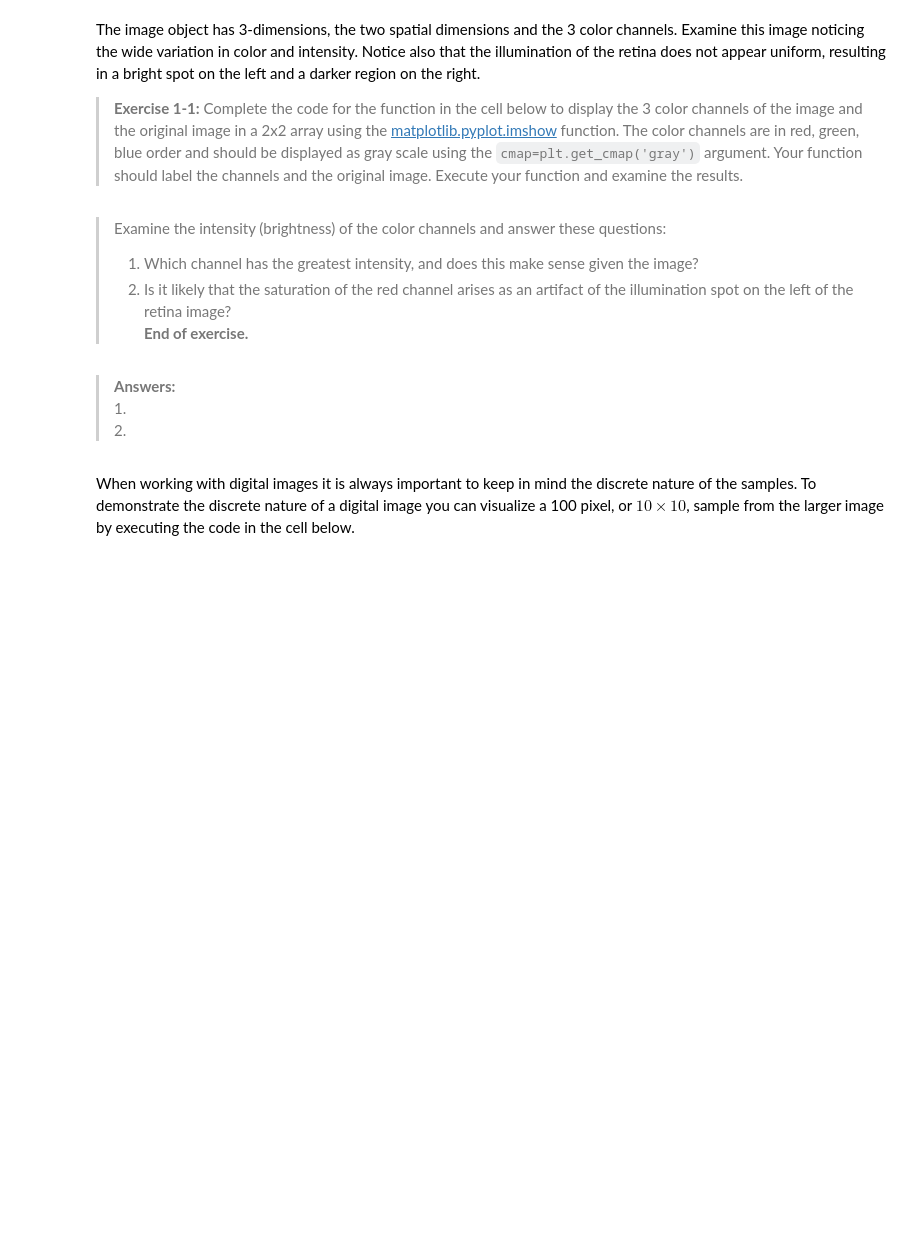
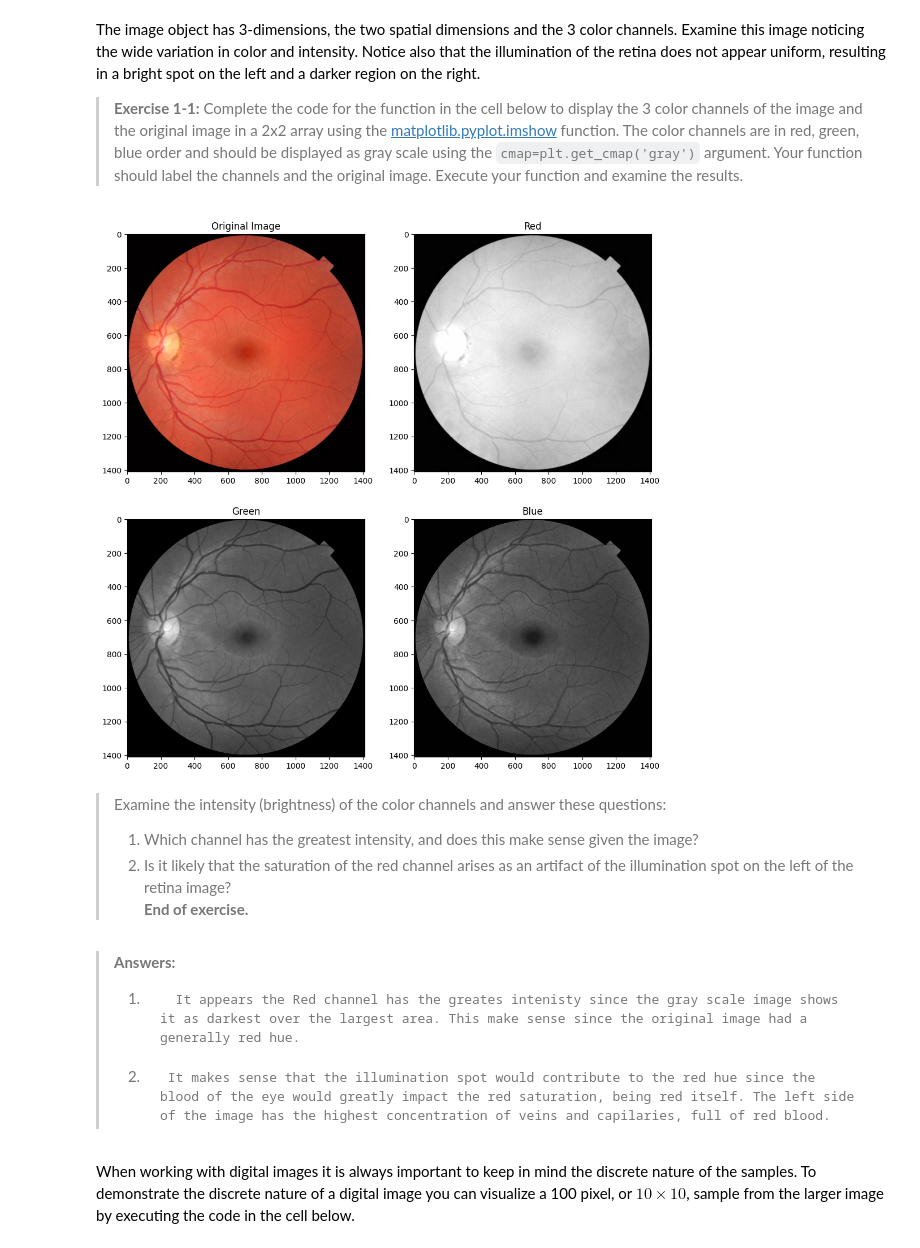
Before and after one commit to StephenElston/CSCI-E25, a Jupyter notebook: Labs/1_WorkingWithImageData.ipynb, the cells around one changed output. Saved outputs shown, nothing was run; the diff lists cells and outputs as text; code cells hidden in the pictures; blank space fills up the shorter version.

```diff
--- a/Labs/1_WorkingWithImageData.ipynb
+++ b/Labs/1_WorkingWithImageData.ipynb
@@ -65,17 +65,25 @@ The image object has 3-dimensions, the two spatial dimensions and the 3 color ch
 # %%
 def plot_3_color_channels(img):
     '''Function plots the three color channels of the image along with the complete image'''
     fig, ax = plt.subplots(2,2, figsize=(12, 12))
     ax = ax.flatten()
     ## Complete the code below
+    cmap = plt.get_cmap('gray')
+    colors = ['Red', 'Green', 'Blue']
 
-
+    ax[0].imshow(img)
+    ax[0].title.set_text('Original Image')
+    for i in range(3):
+        ax[i+1].imshow(img[:,:,i], cmap=cmap)
+        ax[i+1].title.set_text(colors[i])
 
 
 
 
 
 plot_3_color_channels(retina_image)
+# %% [output]
+[figure, added]
 # %% [markdown]
 > Examine the intensity (brightness) of the color channels and answer these questions:
 > 1. Which channel has the greatest intensity, and does this make sense given the image?
@@ -83,8 +91,8 @@ plot_3_color_channels(retina_image)
 > **End of exercise.**
 # %% [markdown]
 > **Answers:**
->    1.
->    2.
+>    1.       It appears the Red channel has the greates intenisty since the gray scale image shows it as darkest over the largest area. This make sense since the original image had a generally red hue.
+>    2.      It makes sense that the illumination spot would contribute to the red hue since the blood of the eye would greatly impact the red saturation, being red itself. The left side of the image has the highest concentration of veins and capilaries, full of red blood.
 # %% [markdown]
 When working with digital images it is always important to keep in mind the discrete nature of the samples. To demonstrate the discrete nature of a digital image you can visualize a 100 pixel, or $10 \times 10$, sample from the larger image by executing the code in the cell below.
 # %%
```
Also changed, not shown: parts of 1 cell of this notebook.
